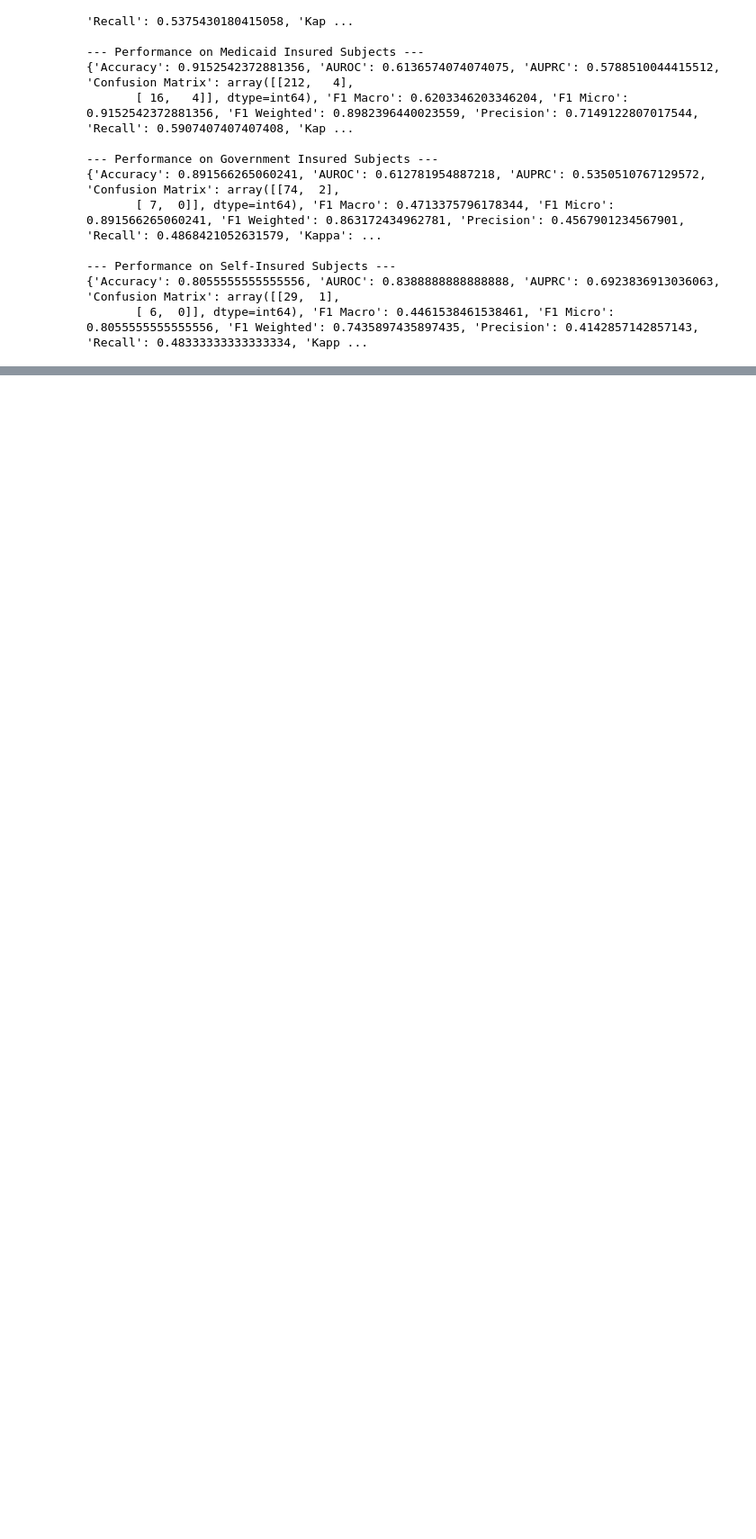
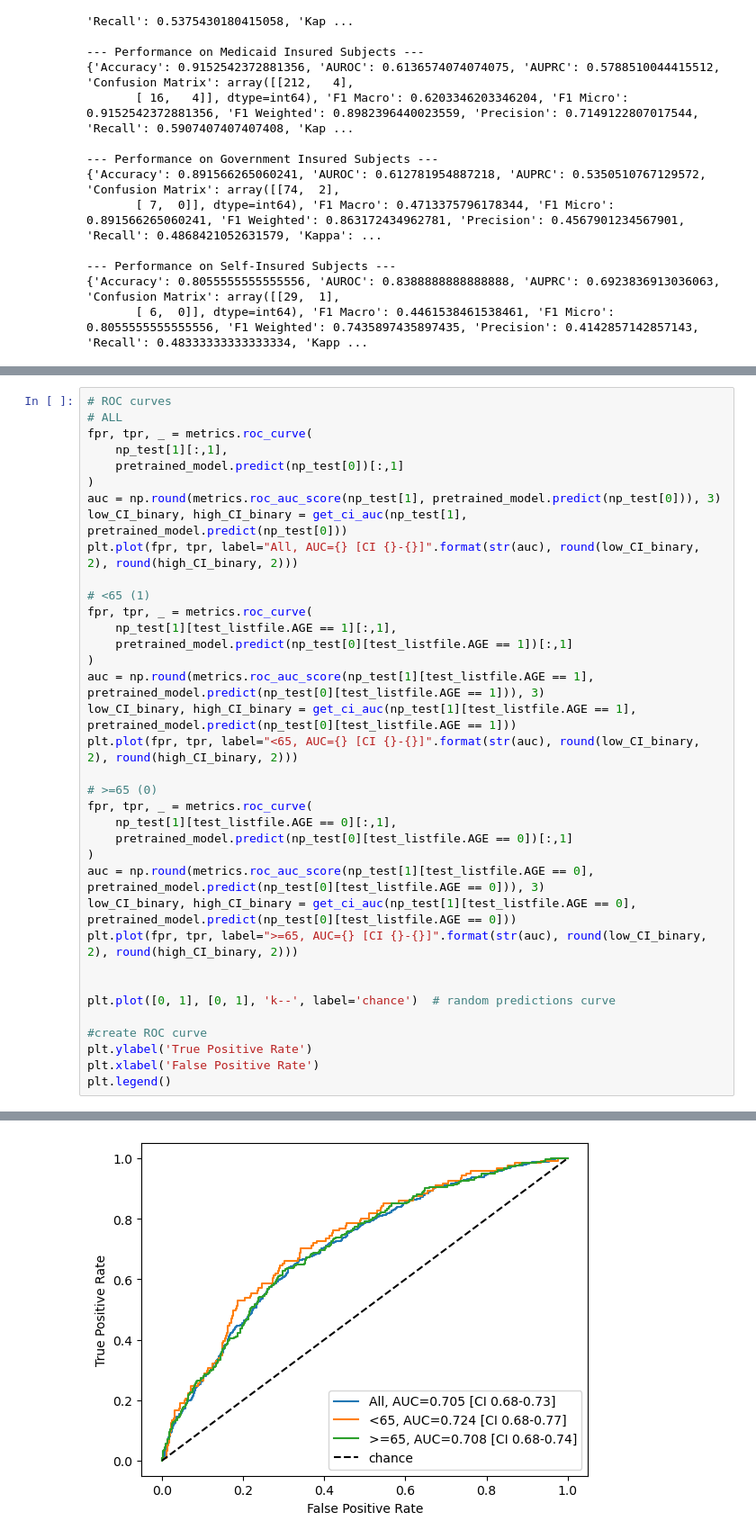
Before and after one commit to syfantid/TFC-pretraining, a Jupyter notebook: code/baselines/SimCLR/evaluate_model_fairness_rich.ipynb, the cells around one changed output, grey strips where cells are left out. Shown at 90% size. Drawn from its saved outputs; the diff is of its cells as text; blank space fills up the shorter version.

```diff
--- a/code/baselines/SimCLR/evaluate_model_fairness_rich.ipynb
+++ b/code/baselines/SimCLR/evaluate_model_fairness_rich.ipynb
@@ -229,0 +434,37 @@ plt.legend()
+# %%
+# ROC curves
+# ALL
+fpr, tpr, _ = metrics.roc_curve(
+    np_test[1][:,1],
+    pretrained_model.predict(np_test[0])[:,1]
+)
+auc = np.round(metrics.roc_auc_score(np_test[1], pretrained_model.predict(np_test[0])), 3)
+low_CI_binary, high_CI_binary = get_ci_auc(np_test[1], pretrained_model.predict(np_test[0]))
+plt.plot(fpr, tpr, label="All, AUC={} [CI {}-{}]".format(str(auc), round(low_CI_binary, 2), round(high_CI_binary, 2)))
+
+# <65 (1)
+fpr, tpr, _ = metrics.roc_curve(
+    np_test[1][test_listfile.AGE == 1][:,1],
+    pretrained_model.predict(np_test[0][test_listfile.AGE == 1])[:,1]
+)
+auc = np.round(metrics.roc_auc_score(np_test[1][test_listfile.AGE == 1], pretrained_model.predict(np_test[0][test_listfile.AGE == 1])), 3)
+low_CI_binary, high_CI_binary = get_ci_auc(np_test[1][test_listfile.AGE == 1], pretrained_model.predict(np_test[0][test_listfile.AGE == 1]))
+plt.plot(fpr, tpr, label="<65, AUC={} [CI {}-{}]".format(str(auc), round(low_CI_binary, 2), round(high_CI_binary, 2)))
+
+# >=65 (0)
+fpr, tpr, _ = metrics.roc_curve(
+    np_test[1][test_listfile.AGE == 0][:,1],
+    pretrained_model.predict(np_test[0][test_listfile.AGE == 0])[:,1]
+)
+auc = np.round(metrics.roc_auc_score(np_test[1][test_listfile.AGE == 0], pretrained_model.predict(np_test[0][test_listfile.AGE == 0])), 3)
+low_CI_binary, high_CI_binary = get_ci_auc(np_test[1][test_listfile.AGE == 0], pretrained_model.predict(np_test[0][test_listfile.AGE == 0]))
+plt.plot(fpr, tpr, label=">=65, AUC={} [CI {}-{}]".format(str(auc), round(low_CI_binary, 2), round(high_CI_binary, 2)))
+
+
+plt.plot([0, 1], [0, 1], 'k--', label='chance')  # random predictions curve
+
+#create ROC curve
+plt.ylabel('True Positive Rate')
+plt.xlabel('False Positive Rate')
+plt.legend()
+# %% [output]
@@ -229,0 +472 @@ plt.legend()
+[figure, added]
```
Also changed, not shown: parts of 16 cells of this notebook, 3 other files.
